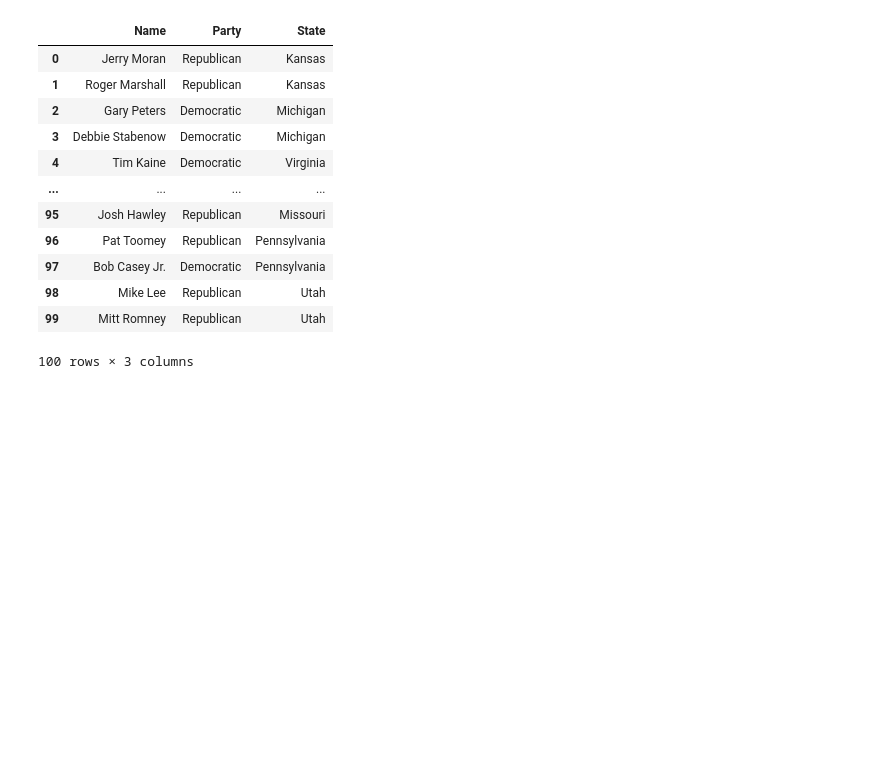
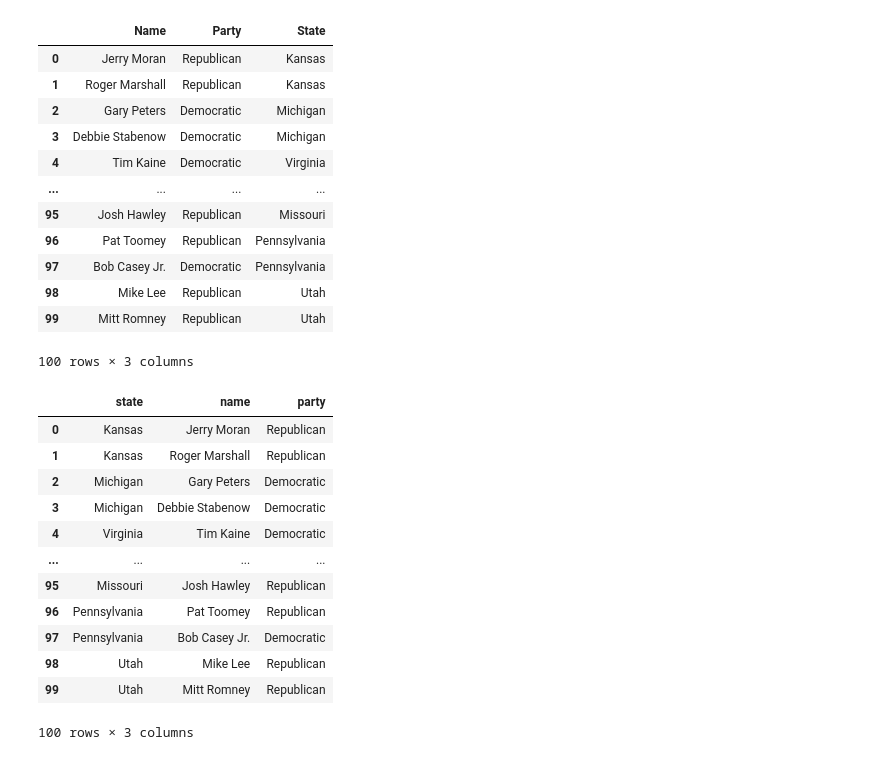
Before and after one commit to claws425/ETL-Project, a Jupyter notebook: ETLProject.ipynb, the cells around one changed output. Saved outputs shown, nothing was run; the diff lists cells and outputs as text; code cells hidden in the pictures; blank space fills up the shorter version.

Commit message:
renamed the columns

```diff
--- a/ETLProject.ipynb
+++ b/ETLProject.ipynb
@@ -295,3 +295,23 @@ senator_df
 | 98 | Mike Lee | Republican | Utah |
 | 99 | Mitt Romney | Republican | Utah |
 100 rows × 3 columns
+# %%
+# Grab the State & Population est. for 2018
+senator_df = senator_df[['State', 'Name', 'Party']]
+senator_df.columns = ['state', 'name', 'party']
+# Display the new DataFrame
+senator_df
+# %% [output]
+|  | state | name | party |
+| 0 | Kansas | Jerry Moran | Republican |
+| 1 | Kansas | Roger Marshall | Republican |
+| 2 | Michigan | Gary Peters | Democratic |
+| 3 | Michigan | Debbie Stabenow | Democratic |
+| 4 | Virginia | Tim Kaine | Democratic |
+| ... | ... | ... | ... |
+| 95 | Missouri | Josh Hawley | Republican |
+| 96 | Pennsylvania | Pat Toomey | Republican |
+| 97 | Pennsylvania | Bob Casey Jr. | Democratic |
+| 98 | Utah | Mike Lee | Republican |
+| 99 | Utah | Mitt Romney | Republican |
+100 rows × 3 columns
```
